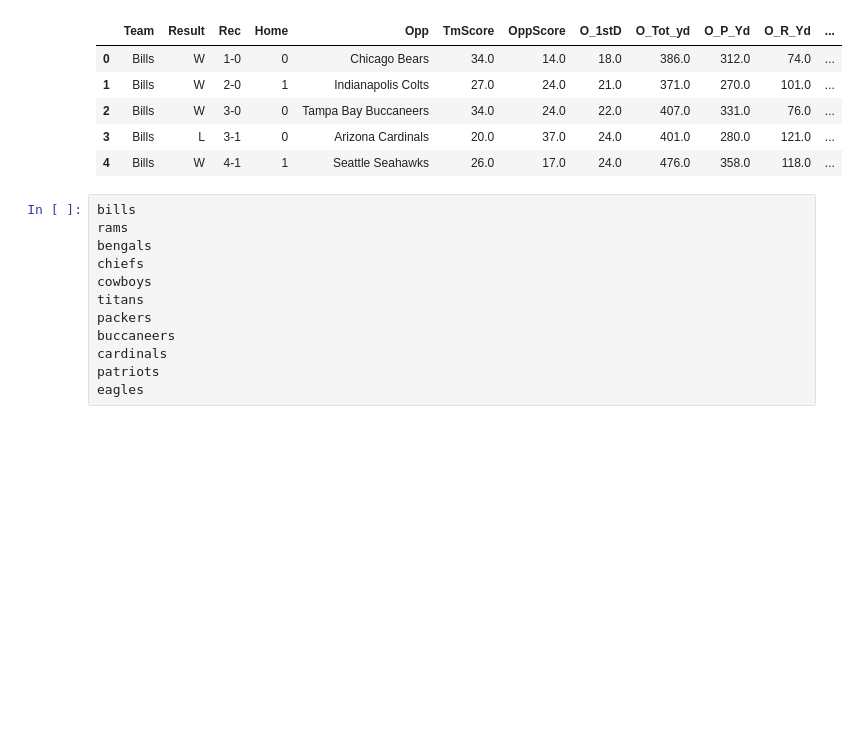
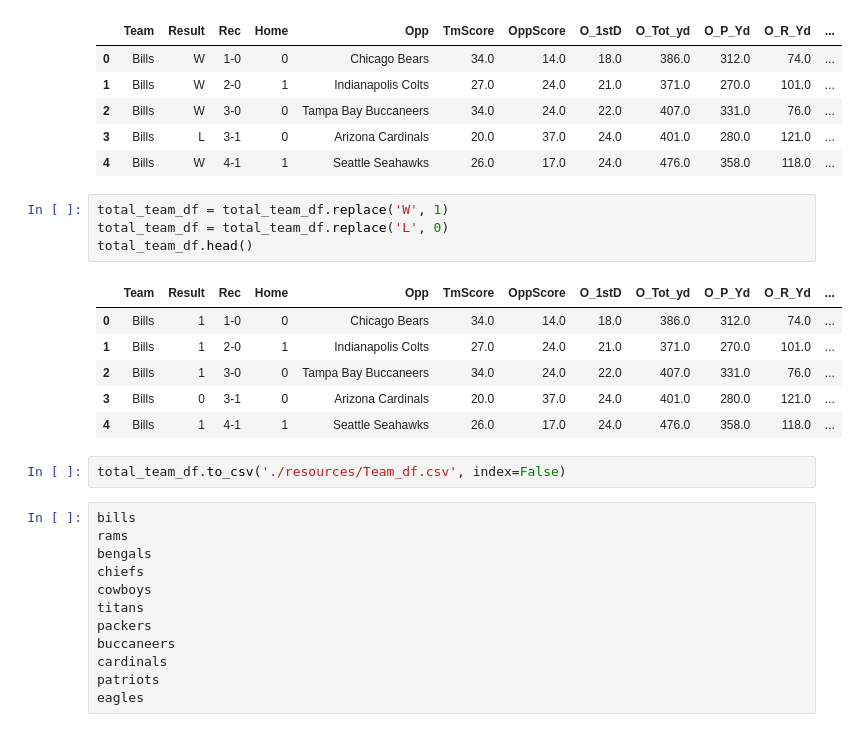
Before and after one commit to stefimaz/Praedico, a Jupyter notebook: Teamcsv.ipynb, the cells around one changed output. Drawn from its saved outputs; the diff is of its cells as text; blank space fills up the shorter version.

Commit message:
updated file team csv, added csv file

```diff
--- a/Teamcsv.ipynb
+++ b/Teamcsv.ipynb
@@ -153,6 +153,19 @@ total_team_df.head()
 | 2 | Bills | W | 3-0 | 0 | Tampa Bay Buccaneers | 34.0 | 24.0 | 22.0 | 407.0 | 331.0 | 76.0 | ... |
 | 3 | Bills | L | 3-1 | 0 | Arizona Cardinals | 20.0 | 37.0 | 24.0 | 401.0 | 280.0 | 121.0 | ... |
 | 4 | Bills | W | 4-1 | 1 | Seattle Seahawks | 26.0 | 17.0 | 24.0 | 476.0 | 358.0 | 118.0 | ... |
+# %%
+total_team_df = total_team_df.replace('W', 1)
+total_team_df = total_team_df.replace('L', 0)
+total_team_df.head()
+# %% [output]
+|  | Team | Result | Rec | Home | Opp | TmScore | OppScore | O_1stD | O_Tot_yd | O_P_Yd | O_R_Yd | ... |
+| 0 | Bills | 1 | 1-0 | 0 | Chicago Bears | 34.0 | 14.0 | 18.0 | 386.0 | 312.0 | 74.0 | ... |
+| 1 | Bills | 1 | 2-0 | 1 | Indianapolis Colts | 27.0 | 24.0 | 21.0 | 371.0 | 270.0 | 101.0 | ... |
+| 2 | Bills | 1 | 3-0 | 0 | Tampa Bay Buccaneers | 34.0 | 24.0 | 22.0 | 407.0 | 331.0 | 76.0 | ... |
+| 3 | Bills | 0 | 3-1 | 0 | Arizona Cardinals | 20.0 | 37.0 | 24.0 | 401.0 | 280.0 | 121.0 | ... |
+| 4 | Bills | 1 | 4-1 | 1 | Seattle Seahawks | 26.0 | 17.0 | 24.0 | 476.0 | 358.0 | 118.0 | ... |
+# %%
+total_team_df.to_csv('./resources/Team_df.csv', index=False)
 # %%
 bills
 rams
```
Also changed, not shown: 1 other file.
